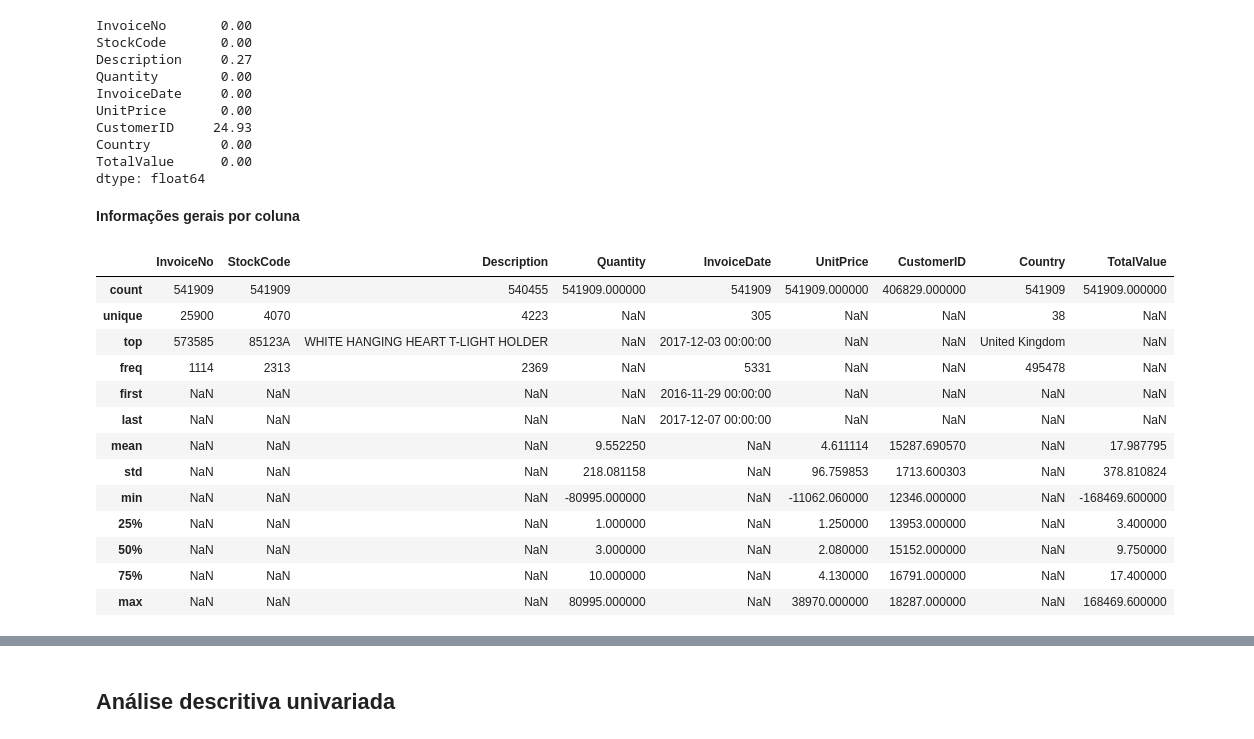
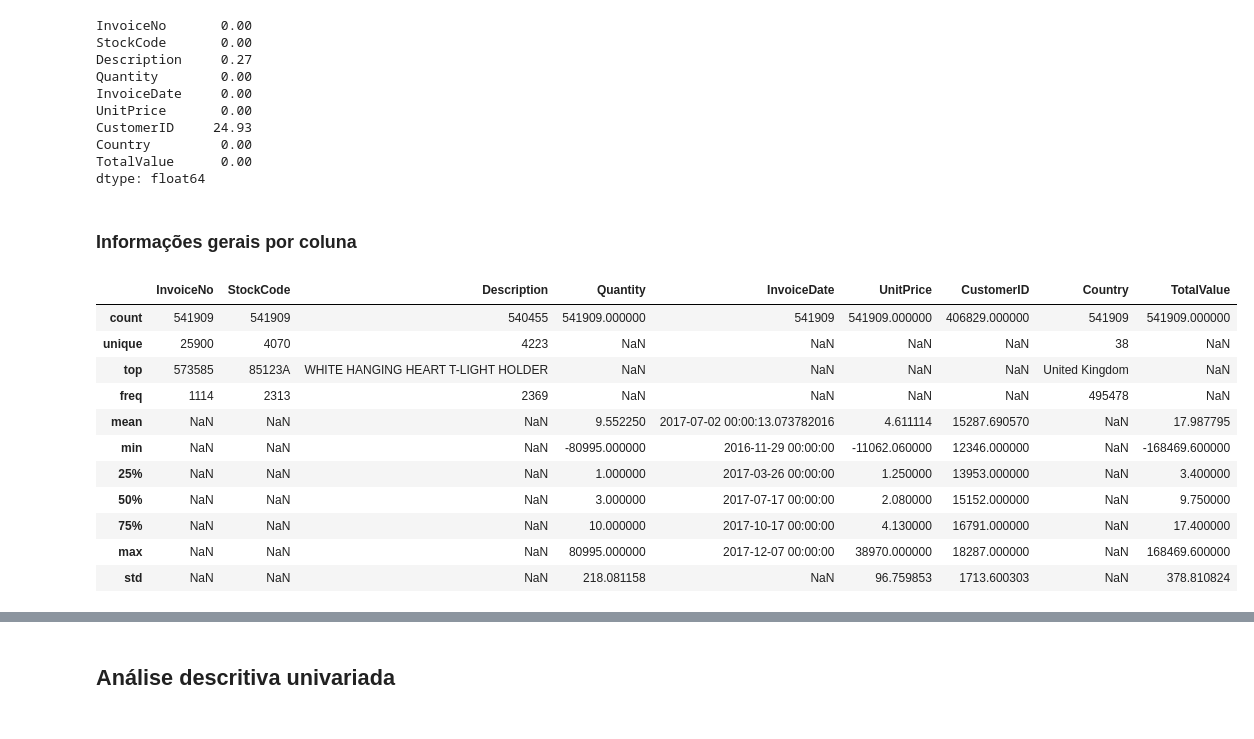
Before and after one commit to joaov-alves/project_customer_clustering, a Jupyter notebook: notebooks/notebook.ipynb, the cells around one changed output, grey strips where cells are left out. Cells and saved outputs as stored; diff of their text form; code cells hidden in the pictures.

```diff
--- a/notebooks/notebook.ipynb
+++ b/notebooks/notebook.ipynb
@@ -191,21 +185,19 @@ Country         0.00
 TotalValue      0.00
 dtype: float64
 # %% [markdown]
-**Informações gerais por coluna**
+### Informações gerais por coluna
 # %%
-df0.describe(include='all')
+df0.describe(include='all', datetime_is_numeric=True)
 # %% [output]
 |  | InvoiceNo | StockCode | Description | Quantity | InvoiceDate | UnitPrice | CustomerID | Country | TotalValue |
 | count | 541909 | 541909 | 540455 | 541909.000000 | 541909 | 541909.000000 | 406829.000000 | 541909 | 541909.000000 |
-| unique | 25900 | 4070 | 4223 | NaN | 305 | NaN | NaN | 38 | NaN |
-| top | 573585 | 85123A | WHITE HANGING HEART T-LIGHT HOLDER | NaN | 2017-12-03 00:00:00 | NaN | NaN | United Kingdom | NaN |
-| freq | 1114 | 2313 | 2369 | NaN | 5331 | NaN | NaN | 495478 | NaN |
-| first | NaN | NaN | NaN | NaN | 2016-11-29 00:00:00 | NaN | NaN | NaN | NaN |
-| last | NaN | NaN | NaN | NaN | 2017-12-07 00:00:00 | NaN | NaN | NaN | NaN |
-| mean | NaN | NaN | NaN | 9.552250 | NaN | 4.611114 | 15287.690570 | NaN | 17.987795 |
+| unique | 25900 | 4070 | 4223 | NaN | NaN | NaN | NaN | 38 | NaN |
+| top | 573585 | 85123A | WHITE HANGING HEART T-LIGHT HOLDER | NaN | NaN | NaN | NaN | United Kingdom | NaN |
+| freq | 1114 | 2313 | 2369 | NaN | NaN | NaN | NaN | 495478 | NaN |
+| mean | NaN | NaN | NaN | 9.552250 | 2017-07-02 00:00:13.073782016 | 4.611114 | 15287.690570 | NaN | 17.987795 |
+| min | NaN | NaN | NaN | -80995.000000 | 2016-11-29 00:00:00 | -11062.060000 | 12346.000000 | NaN | -168469.600000 |
+| 25% | NaN | NaN | NaN | 1.000000 | 2017-03-26 00:00:00 | 1.250000 | 13953.000000 | NaN | 3.400000 |
+| 50% | NaN | NaN | NaN | 3.000000 | 2017-07-17 00:00:00 | 2.080000 | 15152.000000 | NaN | 9.750000 |
+| 75% | NaN | NaN | NaN | 10.000000 | 2017-10-17 00:00:00 | 4.130000 | 16791.000000 | NaN | 17.400000 |
+| max | NaN | NaN | NaN | 80995.000000 | 2017-12-07 00:00:00 | 38970.000000 | 18287.000000 | NaN | 168469.600000 |
 | std | NaN | NaN | NaN | 218.081158 | NaN | 96.759853 | 1713.600303 | NaN | 378.810824 |
-| min | NaN | NaN | NaN | -80995.000000 | NaN | -11062.060000 | 12346.000000 | NaN | -168469.600000 |
-| 25% | NaN | NaN | NaN | 1.000000 | NaN | 1.250000 | 13953.000000 | NaN | 3.400000 |
-| 50% | NaN | NaN | NaN | 3.000000 | NaN | 2.080000 | 15152.000000 | NaN | 9.750000 |
-| 75% | NaN | NaN | NaN | 10.000000 | NaN | 4.130000 | 16791.000000 | NaN | 17.400000 |
-| max | NaN | NaN | NaN | 80995.000000 | NaN | 38970.000000 | 18287.000000 | NaN | 168469.600000 |
```
Also changed, not shown: parts of 38 cells of this notebook, 1 other file.
